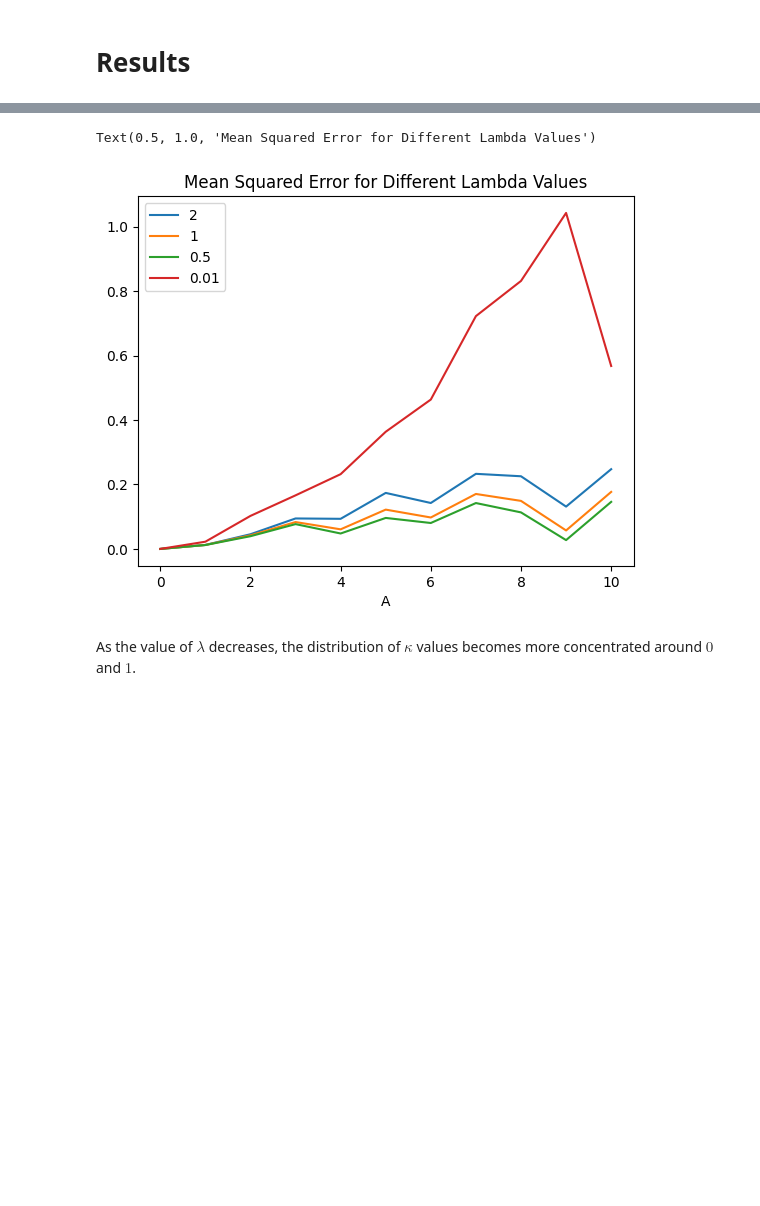
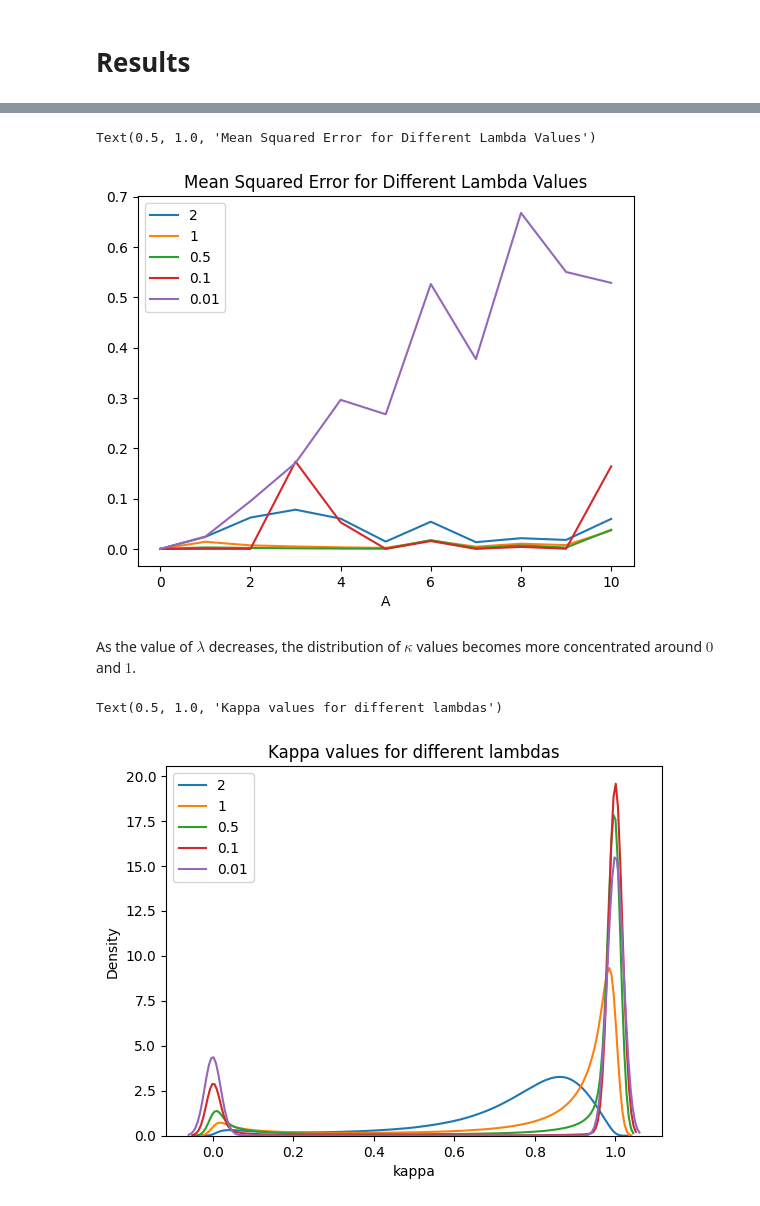
Before and after one commit to Grace0124/numpyro, a Jupyter notebook: concrete_dist.ipynb, the cells around one changed output, grey strips where cells are left out. Drawn from its saved outputs; the diff is of its cells as text; code cells hidden in the pictures; blank space fills up the shorter version.

```diff
--- a/concrete_dist.ipynb
+++ b/concrete_dist.ipynb
@@ -263,17 +247,22 @@ As $\lambda$ decreases, mean squared error decreases.
 # %%
 for lam in lams:
-    plt.plot(range(len(mean_mse_values[lam])), mean_mse_values[lam], label=f'{lam}')
+    plt.plot(range(len(all_mses[lam])), all_mses[lam], label=f'{lam}')
 ax = plt.gca()
 plt.legend()
 plt.xlabel("A")
 plt.title("Mean Squared Error for Different Lambda Values")
 # %% [output]
 Text(0.5, 1.0, 'Mean Squared Error for Different Lambda Values')
-[figure, old version]
+[figure, new version]
 # %% [markdown]
 As the value of $\lambda$ decreases, the distribution of $\kappa$ values becomes more concentrated around $0$ and $1$.
 # %%
 for lam in lams:
     all_kappas[lam] = np.ndarray.flatten(np.array(all_kappas[lam]))
     sns.kdeplot(all_kappas[lam], label=f'{lam}')
 plt.legend()
+plt.xlabel("kappa")
+plt.title("Kappa values for different lambdas")
+# %% [output]
+Text(0.5, 1.0, 'Kappa values for different lambdas')
+[figure, added]
```
Also changed, not shown: parts of 13 cells of this notebook.
